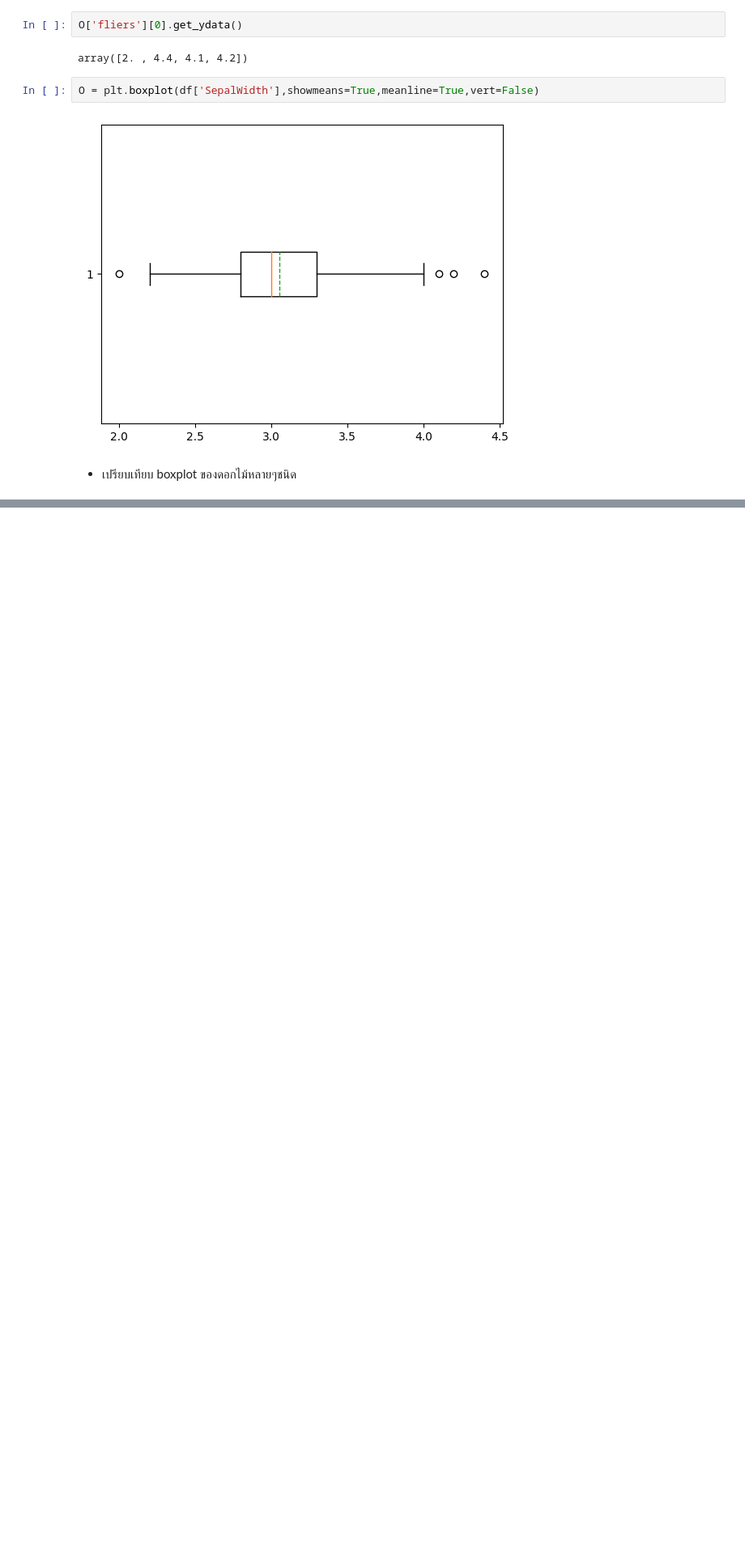
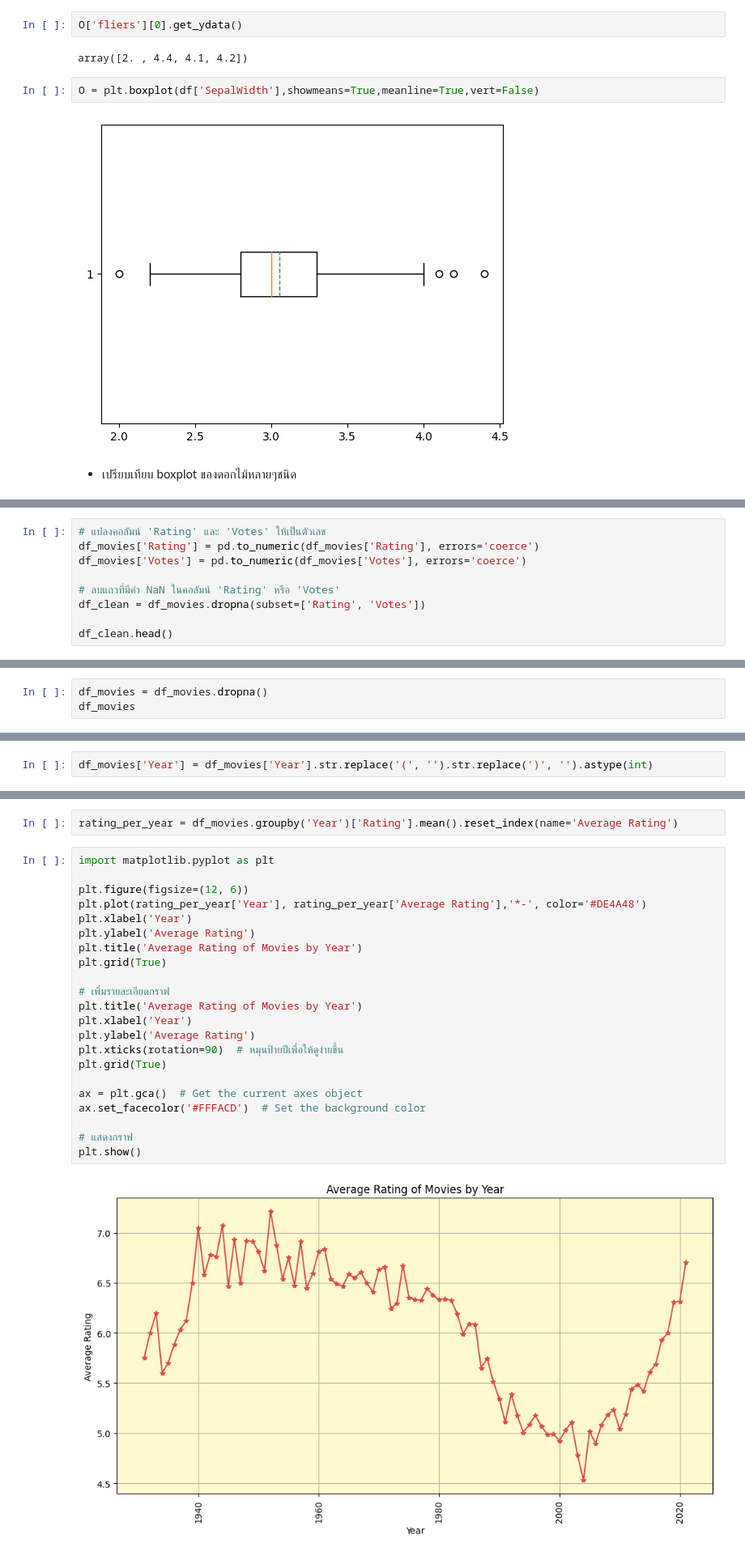
Before and after one commit to Natthaphatz007/Python_dataviz2024, a Jupyter notebook: Visualize_Data_Distribution_(02)_2024.ipynb, the cells around one changed output, grey strips where cells are left out. Shown at 81% size. Saved outputs shown, nothing was run; the diff lists cells and outputs as text; blank space fills up the shorter version.

```diff
--- a/Visualize_Data_Distribution_(02)_2024.ipynb
+++ b/Visualize_Data_Distribution_(02)_2024.ipynb
@@ -223,0 +234,9 @@ print(file_path)
+# %%
+# แปลงคอลัมน์ 'Rating' และ 'Votes' ให้เป็นตัวเลข
+df_movies['Rating'] = pd.to_numeric(df_movies['Rating'], errors='coerce')
+df_movies['Votes'] = pd.to_numeric(df_movies['Votes'], errors='coerce')
+
+# ลบแถวที่มีค่า NaN ในคอลัมน์ 'Rating' หรือ 'Votes'
+df_clean = df_movies.dropna(subset=['Rating', 'Votes'])
+
+df_clean.head()
@@ -223,0 +250,3 @@ print(file_path)
+# %%
+df_movies = df_movies.dropna()
+df_movies
@@ -223,0 +267,2 @@ print(file_path)
+# %%
+df_movies['Year'] = df_movies['Year'].str.replace('(', '').str.replace(')', '').astype(int)
@@ -223,0 +278,26 @@ print(file_path)
+# %%
+rating_per_year = df_movies.groupby('Year')['Rating'].mean().reset_index(name='Average Rating')
+# %%
+import matplotlib.pyplot as plt
+
+plt.figure(figsize=(12, 6))
+plt.plot(rating_per_year['Year'], rating_per_year['Average Rating'],'*-', color='#DE4A48')
+plt.xlabel('Year')
+plt.ylabel('Average Rating')
+plt.title('Average Rating of Movies by Year')
+plt.grid(True)
+
+# เพิ่มรายละเอียดกราฟ
+plt.title('Average Rating of Movies by Year')
+plt.xlabel('Year')
+plt.ylabel('Average Rating')
+plt.xticks(rotation=90)  # หมุนป้ายปีเพื่อให้ดูง่ายขึ้น
+plt.grid(True)
+
+ax = plt.gca()  # Get the current axes object
+ax.set_facecolor('#FFFACD')  # Set the background color
+
+# แสดงกราฟ
+plt.show()
+# %% [output]
+[figure, added]
```
Also changed, not shown: parts of 10 cells of this notebook.
